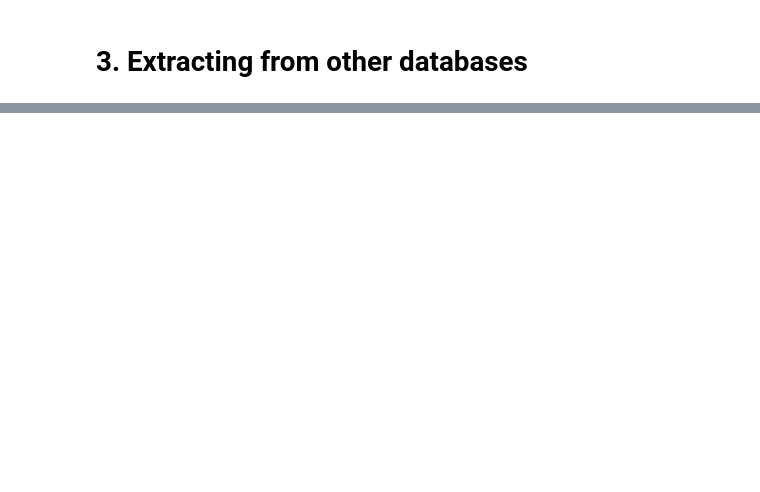
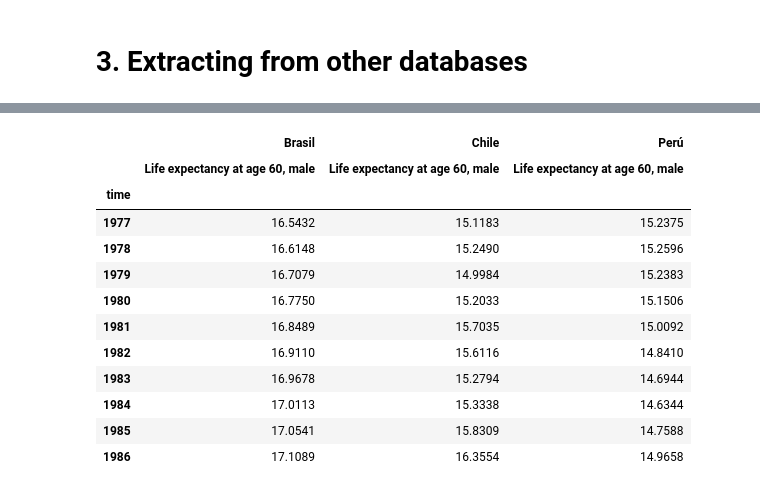
Before and after one commit to estcab00/timeseries-python, a Jupyter notebook: Sessions/Session 3 - Time Series Extraction.ipynb, the cells around one changed output, grey strips where cells are left out. Cells and saved outputs as stored; diff of their text form; code cells hidden in the pictures; blank space fills up the shorter version.

```diff
--- a/Sessions/Session 3 - Time Series Extraction.ipynb
+++ b/Sessions/Session 3 - Time Series Extraction.ipynb
@@ -1094,0 +615,29 @@ timelapse
+# %%
+df = WB.get_data(
+    countries = {
+        'BR': 'Brasil',
+        'CL': 'Chile',
+        'PE': 'Perú'
+    },
+    indicators = {
+        'SP.DYN.LE60.MA.IN': 'Life expectancy at age 60, male'
+    },
+    fechaini = '1977',
+    fechafin = '2022'
+)
+df = df.dropna()
+df.head(10)
+# %% [output]
+|  | Brasil | Chile | Perú |
+|  | Life expectancy at age 60, male | Life expectancy at age 60, male | Life expectancy at age 60, male |
+| time |  |  |  |
+| 1977 | 16.5432 | 15.1183 | 15.2375 |
+| 1978 | 16.6148 | 15.2490 | 15.2596 |
+| 1979 | 16.7079 | 14.9984 | 15.2383 |
+| 1980 | 16.7750 | 15.2033 | 15.1506 |
+| 1981 | 16.8489 | 15.7035 | 15.0092 |
+| 1982 | 16.9110 | 15.6116 | 14.8410 |
+| 1983 | 16.9678 | 15.2794 | 14.6944 |
+| 1984 | 17.0113 | 15.3338 | 14.6344 |
+| 1985 | 17.0541 | 15.8309 | 14.7588 |
+| 1986 | 17.1089 | 16.3554 | 14.9658 |
```
Also changed, not shown: parts of 101 cells of this notebook, 1 other file.
